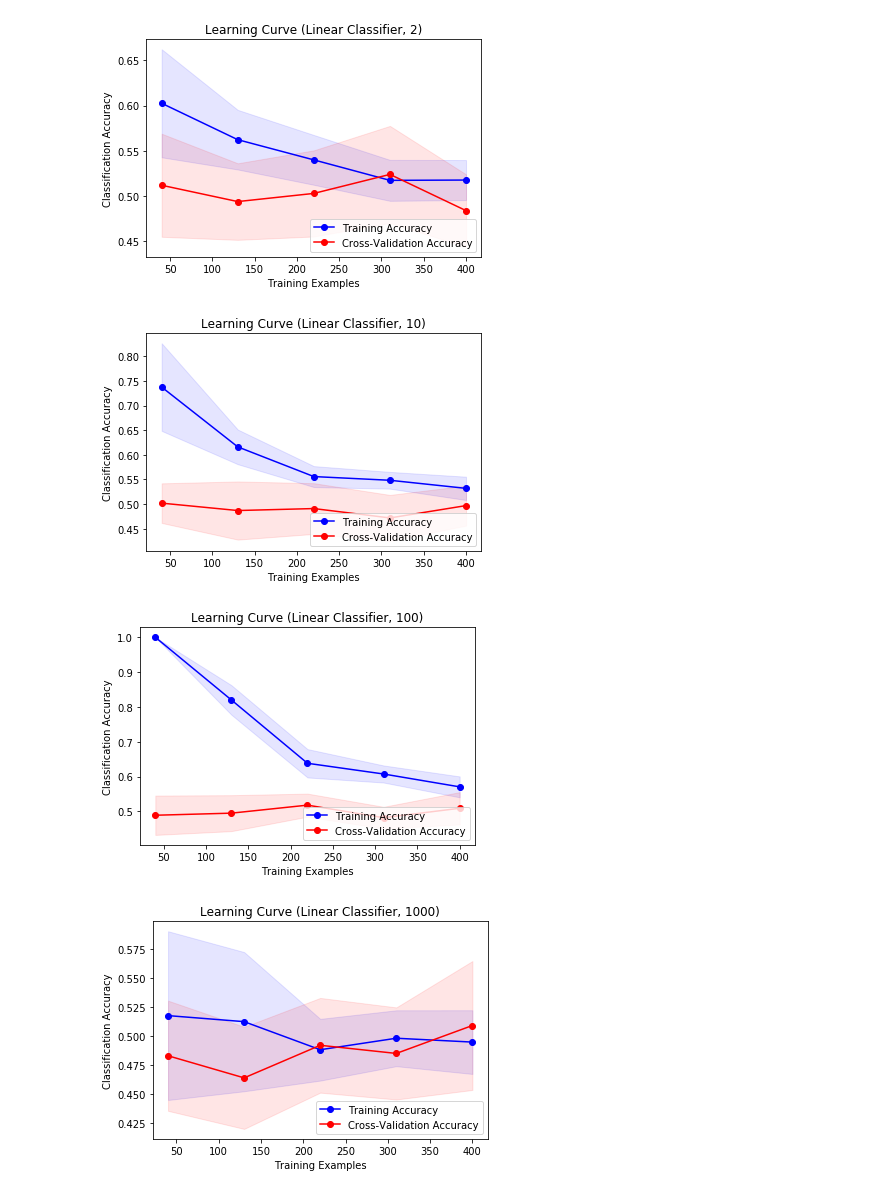
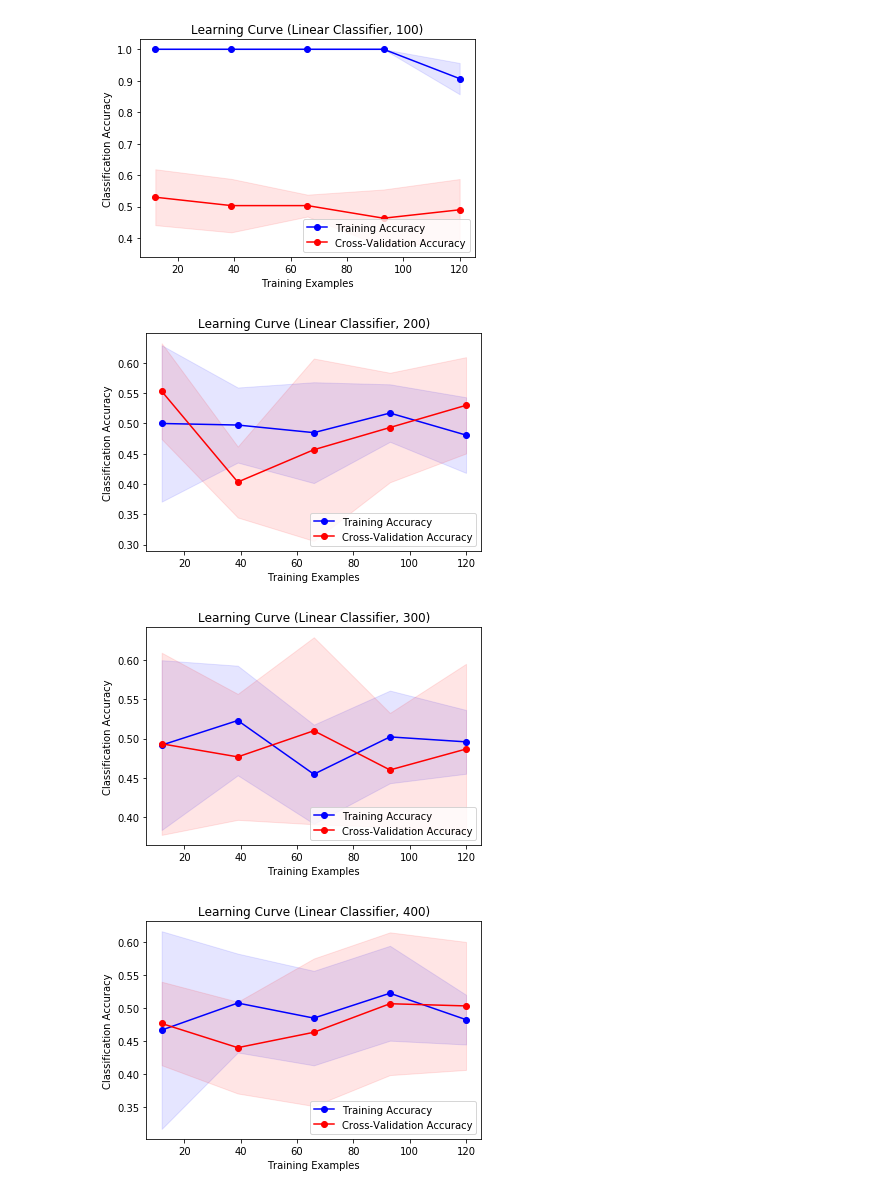
Before and after one commit to ycheng14799/MLProgrammingAssignmentWeek3, a Jupyter notebook: GaussianMixtureModelDataset.ipynb, the cells around one changed output. Drawn from its saved outputs; the diff is of its cells as text; code cells hidden in the pictures.

```diff
--- a/GaussianMixtureModelDataset.ipynb
+++ b/GaussianMixtureModelDataset.ipynb
@@ -20,16 +20,23 @@ def genMixtureModelDataset(numPoints, numDims, numClusters):
     # Generate data-points
     # randomly and uniformly sample points from the gaussians defined by the cluster centers
     data = []
+    # dataNP = []
+    # Define covariance matrix
+    cov = np.identity(numDims)
     for i in range(0, numPoints):
-        sample = stats.multivariate_normal.rvs(mean=clusterCenters[np.random.randint(0, numClusters)],cov=1)
+        # sample = stats.multivariate_normal.rvs(mean=clusterCenters[np.random.randint(0, numClusters)],cov=1)
+        sample = np.random.normal(clusterCenters[np.random.randint(0,numClusters)],scale=1)
         data.append(sample)
+        # dataNP.append(sampleNP)
     data = np.array(data)
+    # dataNP = np.array(dataNP)
     targets = np.array([[-1 if random.random() < 0.5 else 1] for i in range(0, numPoints)])
     return data, targets.ravel(), clusterCenters
 # %%
 # Visualize 2D sampling of the mixture model
-X, y, centers = genMixtureModelDataset(500, 2, 3)
+X, y, centers = genMixtureModelDataset(10, 2, 3)
 cmap_bold = ListedColormap(['#FF1111', '#1111FF'])
+plt.figure()
 plt.scatter(X[:,0],X[:,1],c=np.clip(y,0,1).ravel(), cmap=cmap_bold, marker='x')
 plt.plot(centers[:,0], centers[:,1], 'o', color='black')
 # %% [output]
@@ -62,7 +69,7 @@ def generateGraph(variable, trainScoresMean, testScoresMean,\
 # %%
 # K-NN, Evaluate effect of K on classification accuracy
 def evaluateKNNforDim(D):
-    X, y, centers = genMixtureModelDataset(500, D, 3)
+    X, y, centers = genMixtureModelDataset(150, D, 3)
     # Evaluate effect of k on classification accuracy
     NNBasic = neighbors.KNeighborsClassifier()
     # Ks to evaluate
@@ -81,6 +88,7 @@ def evaluateKNNforDim(D):
     generateGraph(Ks, trainScoresMean, testScoresMean,\
         trainScoresStd, testScoresStd, "K", "Classification Accuracy",\
         "Validation Curve for K (KNN on Mixture Model, " + str(D) + "D)", log=False)
+    '''
     # Time fitting
     start = time.time()
     NNBasic.fit(X,y)
@@ -90,6 +98,7 @@ def evaluateKNNforDim(D):
     NNBasic.predict([X[0]])
     elapsed = time.time() - start
     print("Prediction time for D = " + str(D) + ": " + str(elapsed))
+    '''
 # %%
 Ds = [2, 10, 100, 1000]
 for D in Ds:
@@ -110,7 +111,7 @@ Prediction time for D = 1000: 0.0
 # %%
 # Linear Classifier on various dimensions of X
 def evaluateLinearClassforDim(D):
-    X, y, centers = genMixtureModelDataset(500, D, 3)
+    X, y, centers = genMixtureModelDataset(150, D, 3)
     # A Basic Linear Classifier
     estimator = SGDClassifier(loss="squared_loss", penalty="none",\
         max_iter=10000, shuffle=True, tol=None, learning_rate="constant",\
@@ -131,7 +132,7 @@ def evaluateLinearClassforDim(D):
         trainScoresStd, testScoresStd,\
         "Training Examples", "Classification Accuracy",\
         "Learning Curve (Linear Classifier, " + str(D) + ")")
-
+    '''
     # Time fitting
     start = time.time()
     estimator.fit(X,y)
@@ -141,8 +142,9 @@ def evaluateLinearClassforDim(D):
     estimator.predict([X[0]])
     elapsed = time.time() - start
     print("Prediction time for D = " + str(D) + ": " + str(elapsed))
+    '''
 # %%
-Ds = [2, 10, 100, 1000]
+Ds = [100, 200, 300, 400, 500]
 for D in Ds:
     evaluateLinearClassforDim(D)
 # %% [output]
@@ -157,4 +151,4 @@ Prediction time for D = 1000: 0.0
-[figure, old version]
+[figure, new version]
-[figure, old version]
+[figure, new version]
-[figure, old version]
+[figure, new version]
-[figure, old version]
+[figure, new version]
```
Also changed, not shown: parts of 3 cells of this notebook, 18 other files.
